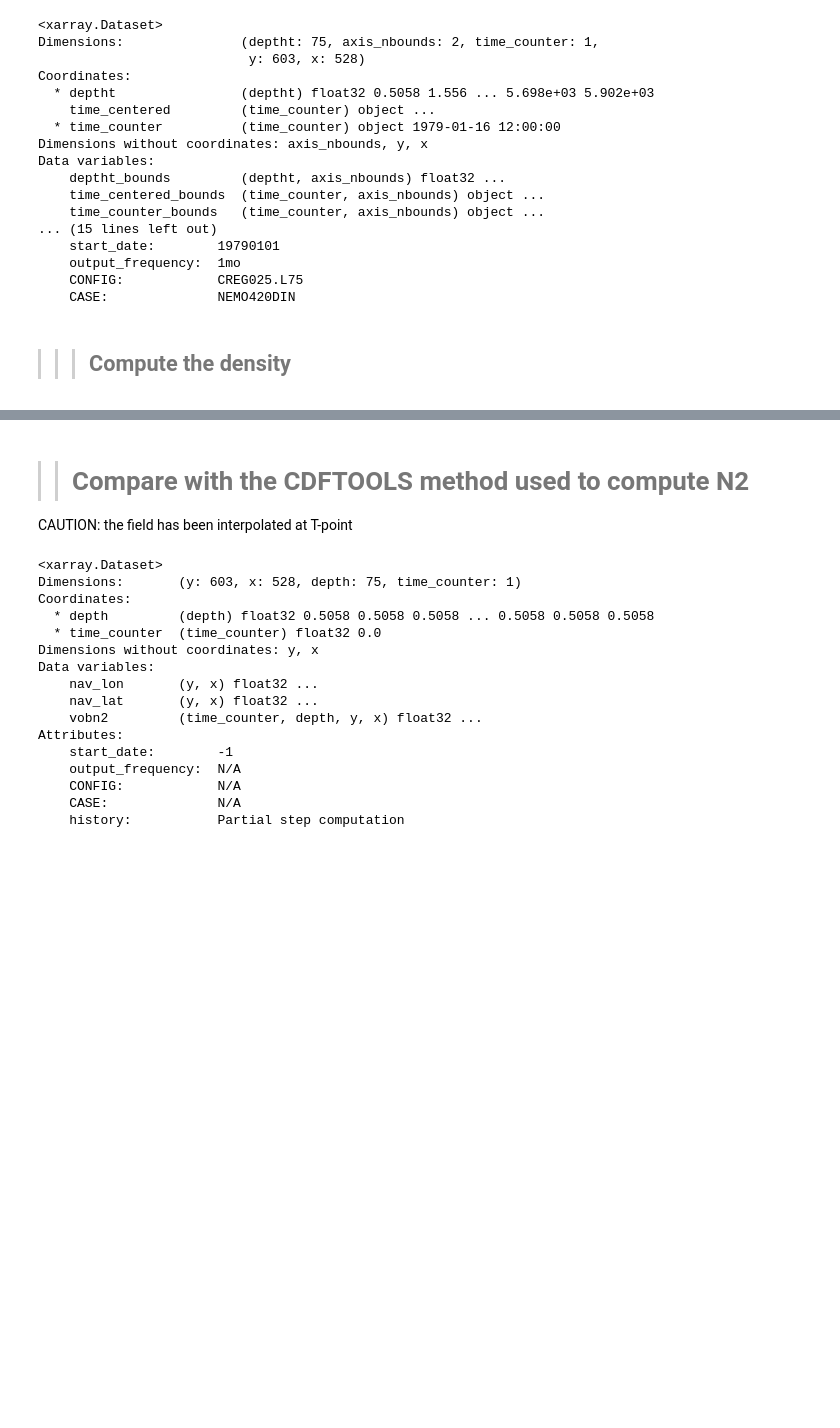
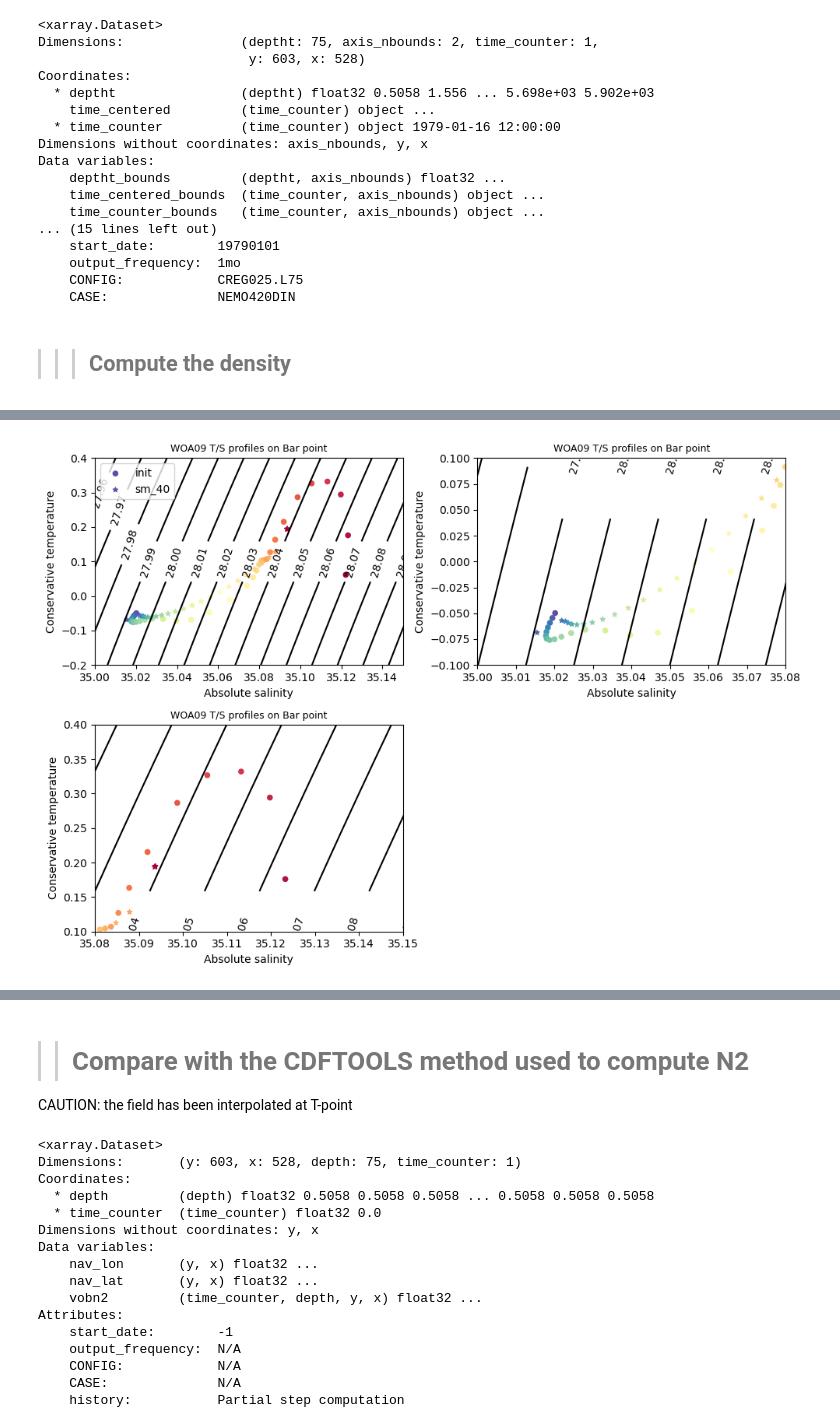
Before and after one commit to ctalandi/TOOLS, a Jupyter notebook: OTHERS/CREG025.L75_InitialStateDensityInv.ipynb, the cells around one changed output, grey strips where cells are left out. Cells and saved outputs as stored; diff of their text form; code cells hidden in the pictures; blank space fills up the shorter version.

```diff
--- a/OTHERS/CREG025.L75_InitialStateDensityInv.ipynb
+++ b/OTHERS/CREG025.L75_InitialStateDensityInv.ipynb
@@ -301,0 +298,5 @@ Data variables: (12/20)
+# %%
+DATA_PATH='/data0/project/drakkar/CONFIGS/CREG025.L75/GRID/'
+filein='CREG025.L75-NEMO420DIN_OCEinit_gridT_SM40.nc'
+ds_sm=xr.open_dataset(DATA_PATH+filein,drop_variables=["x", "y"])
+ds_sm
@@ -517,0 +592,76 @@ plt.ylim([-1e-5,1e-5])
+# %%
+plt.figure(figsize=(10,7))
+
+# Build the density contours
+temp=np.arange(-0.2,0.4,0.05) ; sal=np.arange(35.,35.2,0.02)
+temp2D=np.tile(temp,(sal.size,1)).T
+ztmp=np.reshape(sal,(1,sal.size))
+sal2D=np.tile(ztmp,(temp.size,1))
+
+sig0=gsw.density.sigma0(sal2D,temp2D)
+sig0.shape
+
+
+# Latitude & longitude
+loc_x=390  ;  loc_y=350 ; filext='Bar'  # Barents
+
+num_smooth=40
+tsmo='sm_'+str(num_smooth)
+
+cast_CT=ds_init['CT'].isel(y=loc_y,x=loc_x)
+cast_SA=ds_init['SA'].isel(y=loc_y,x=loc_x)
+
+cast_CT_sm=ds_init['CT_sm'].isel(y=loc_y,x=loc_x)
+cast_SA_sm=ds_init['SA_sm'].isel(y=loc_y,x=loc_x)
+
+# Profondeurs associées (on suppose que la coordonnée verticale s'appelle 'depth')
+#profondeur = ds_woa09_z75['depth'].values
+profondeur=np.arange(ds_init.sizes['nav_lev'])
+
+plt.subplot(221)
+CS=plt.contour(sal2D,temp2D,sig0,levels=20,colors='k')
+plt.clabel(CS,CS.levels)
+plt.scatter(cast_SA,cast_CT,20,marker='o',c=profondeur,label='init',cmap='Spectral_r')
+plt.scatter(cast_SA_sm,cast_CT_sm,20,marker='*', c=profondeur,label=tsmo,cmap='Spectral_r')
+plt.title('WOA09 T/S profiles on '+filext+' point',fontsize=9)
+plt.ylabel('Conservative temperature')
+plt.xlabel('Absolute salinity')
+plt.xlim([35.,35.15])
+plt.ylim([-0.2,0.4])
+
+plt.legend(loc='upper left')
+#plt.grid(True)
+
+if True :
+    plt.subplot(222)
+    CS=plt.contour(sal2D,temp2D,sig0,levels=20,colors='k')
+    plt.clabel(CS,CS.levels)
+    plt.scatter(cast_SA,cast_CT,20,marker='o', c=profondeur,label='init',cmap='Spectral_r')
+    plt.scatter(cast_SA_sm,cast_CT_sm,20,marker='*', c=profondeur, label=tsmo,cmap='Spectral_r')
+    plt.title('WOA09 T/S profiles on '+filext+' point',fontsize=9)
+    plt.ylabel('Conservative temperature')
+    plt.xlabel('Absolute salinity')
+    plt.xlim([35.,35.08])
+    plt.ylim([-0.1,0.1])
+    #plt.legend()
+    #plt.grid(True)
+if True :
+    plt.subplot(223)
+    CS=plt.contour(sal2D,temp2D,sig0,levels=20,colors='k')
+    plt.clabel(CS,CS.levels)
+    plt.scatter(cast_SA,cast_CT,20,marker='o',c=profondeur,label='init',cmap='Spectral_r')
+    plt.scatter(cast_SA_sm,cast_CT_sm,20,marker='*', c=profondeur,label=tsmo,cmap='Spectral_r')
+    plt.title('WOA09 T/S profiles on '+filext+' point',fontsize=9)
+    plt.ylabel('Conservative temperature')
+    plt.xlabel('Absolute salinity')
+    plt.xlim([35.08,35.15])
+    plt.ylim([0.1,0.4])
+    #plt.legend()
+    #plt.grid(True)
+
+plt.tight_layout()
+
+if False:
+    plt.savefig('./WOA09_z75_smoothing_DiagTS_'+filext+'_'+tsmo+'.png',dpi=300)
+# %% [output]
+[figure, added]
```
Also changed, not shown: parts of 18 cells of this notebook.
